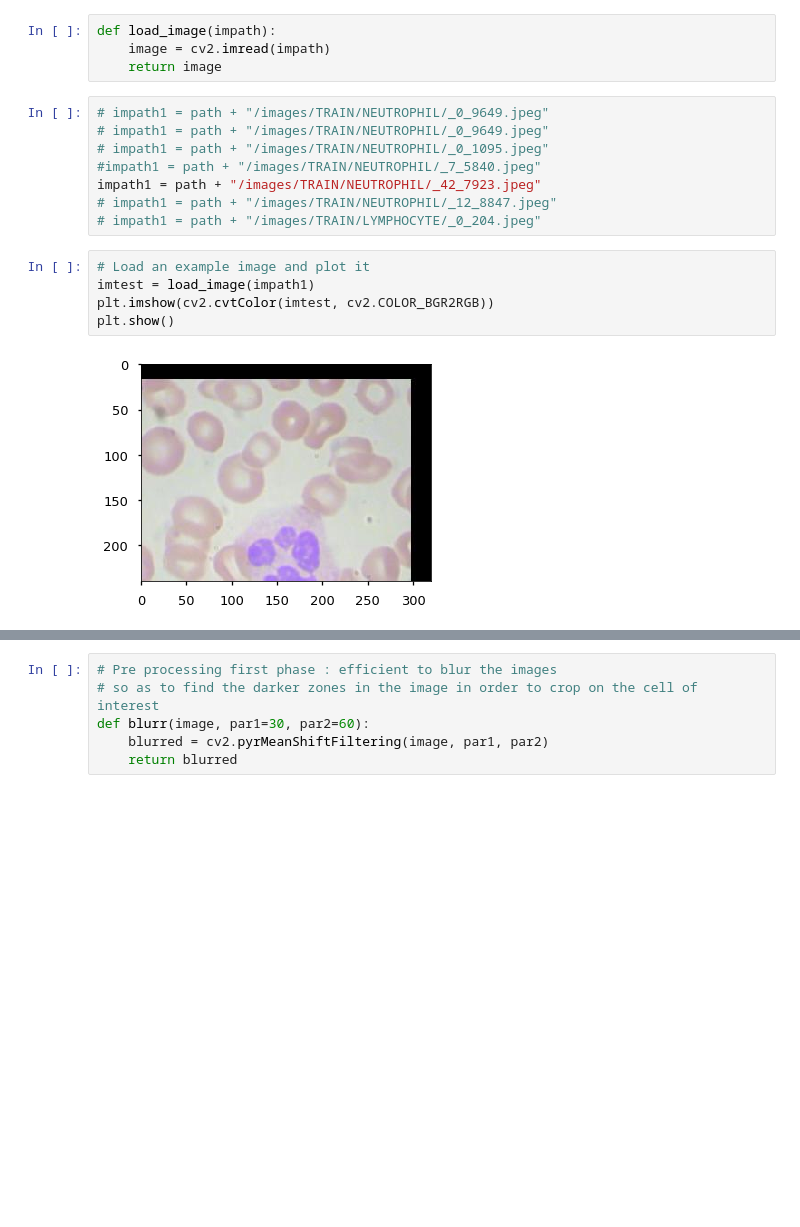
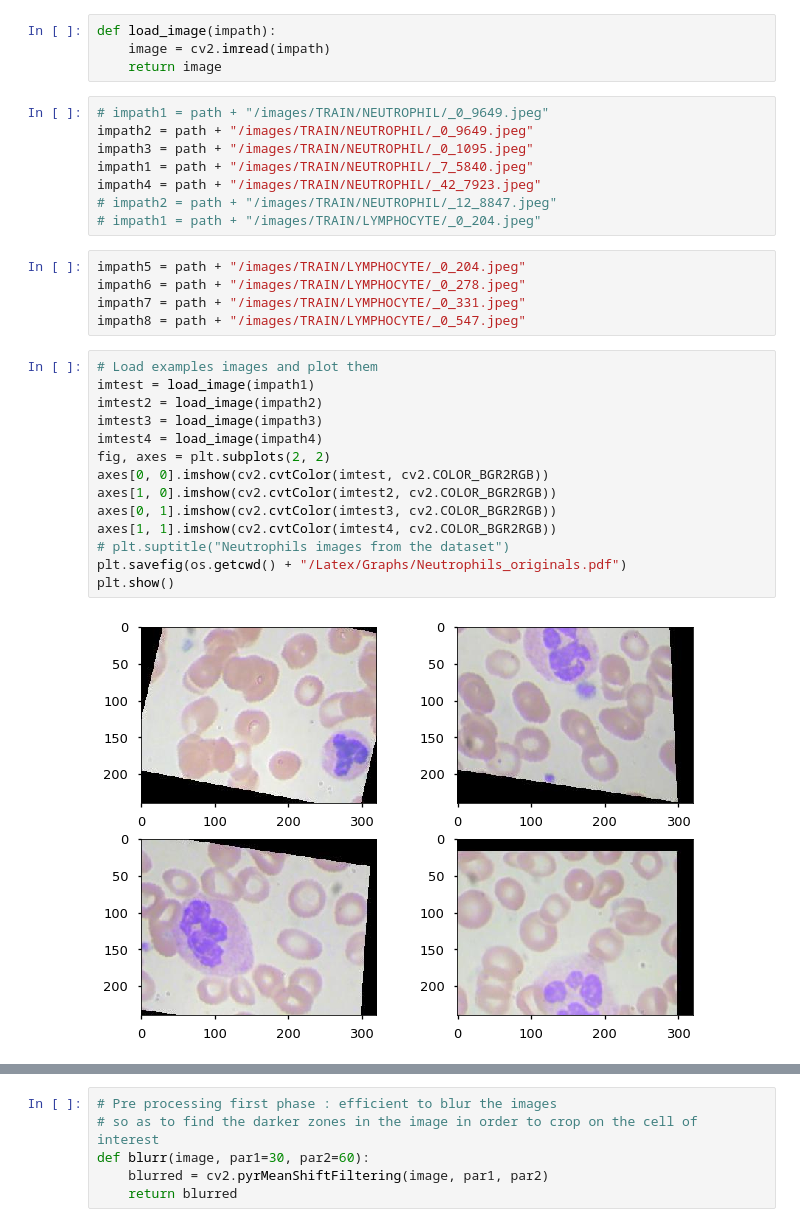
Before and after one commit to BoucheDimitri/SOADML, a Jupyter notebook: ImagesProcessing.ipynb, the cells around one changed output, grey strips where cells are left out. Saved outputs shown, nothing was run; the diff lists cells and outputs as text; blank space fills up the shorter version.

Commit message:
Finished MC, run it, cleaned the notebook, add figs and text in latex

```diff
--- a/ImagesProcessing.ipynb
+++ b/ImagesProcessing.ipynb
@@ -16,16 +16,30 @@ def load_image(impath):
     return image
 # %%
 # impath1 = path + "/images/TRAIN/NEUTROPHIL/_0_9649.jpeg"
-# impath1 = path + "/images/TRAIN/NEUTROPHIL/_0_9649.jpeg"
-# impath1 = path + "/images/TRAIN/NEUTROPHIL/_0_1095.jpeg"
-#impath1 = path + "/images/TRAIN/NEUTROPHIL/_7_5840.jpeg"
-impath1 = path + "/images/TRAIN/NEUTROPHIL/_42_7923.jpeg"
-# impath1 = path + "/images/TRAIN/NEUTROPHIL/_12_8847.jpeg"
+impath2 = path + "/images/TRAIN/NEUTROPHIL/_0_9649.jpeg"
+impath3 = path + "/images/TRAIN/NEUTROPHIL/_0_1095.jpeg"
+impath1 = path + "/images/TRAIN/NEUTROPHIL/_7_5840.jpeg"
+impath4 = path + "/images/TRAIN/NEUTROPHIL/_42_7923.jpeg"
+# impath2 = path + "/images/TRAIN/NEUTROPHIL/_12_8847.jpeg"
 # impath1 = path + "/images/TRAIN/LYMPHOCYTE/_0_204.jpeg"
-# %%
-# Load an example image and plot it
-imtest = load_image(impath1)
-plt.imshow(cv2.cvtColor(imtest, cv2.COLOR_BGR2RGB))
-plt.show()
-# %% [output]
-[figure, removed]
+# %%
+impath5 = path + "/images/TRAIN/LYMPHOCYTE/_0_204.jpeg"
+impath6 = path + "/images/TRAIN/LYMPHOCYTE/_0_278.jpeg"
+impath7 = path + "/images/TRAIN/LYMPHOCYTE/_0_331.jpeg"
+impath8 = path + "/images/TRAIN/LYMPHOCYTE/_0_547.jpeg"
+# %%
+# Load examples images and plot them
+imtest = load_image(impath1)
+imtest2 = load_image(impath2)
+imtest3 = load_image(impath3)
+imtest4 = load_image(impath4)
+fig, axes = plt.subplots(2, 2)
+axes[0, 0].imshow(cv2.cvtColor(imtest, cv2.COLOR_BGR2RGB))
+axes[1, 0].imshow(cv2.cvtColor(imtest2, cv2.COLOR_BGR2RGB))
+axes[0, 1].imshow(cv2.cvtColor(imtest3, cv2.COLOR_BGR2RGB))
+axes[1, 1].imshow(cv2.cvtColor(imtest4, cv2.COLOR_BGR2RGB))
+# plt.suptitle("Neutrophils images from the dataset")
+plt.savefig(os.getcwd() + "/Latex/Graphs/Neutrophils_originals.pdf")
+plt.show()
+# %% [output]
+[figure, added]
```
Also changed, not shown: parts of 1 cell of this notebook, 40 other files.
